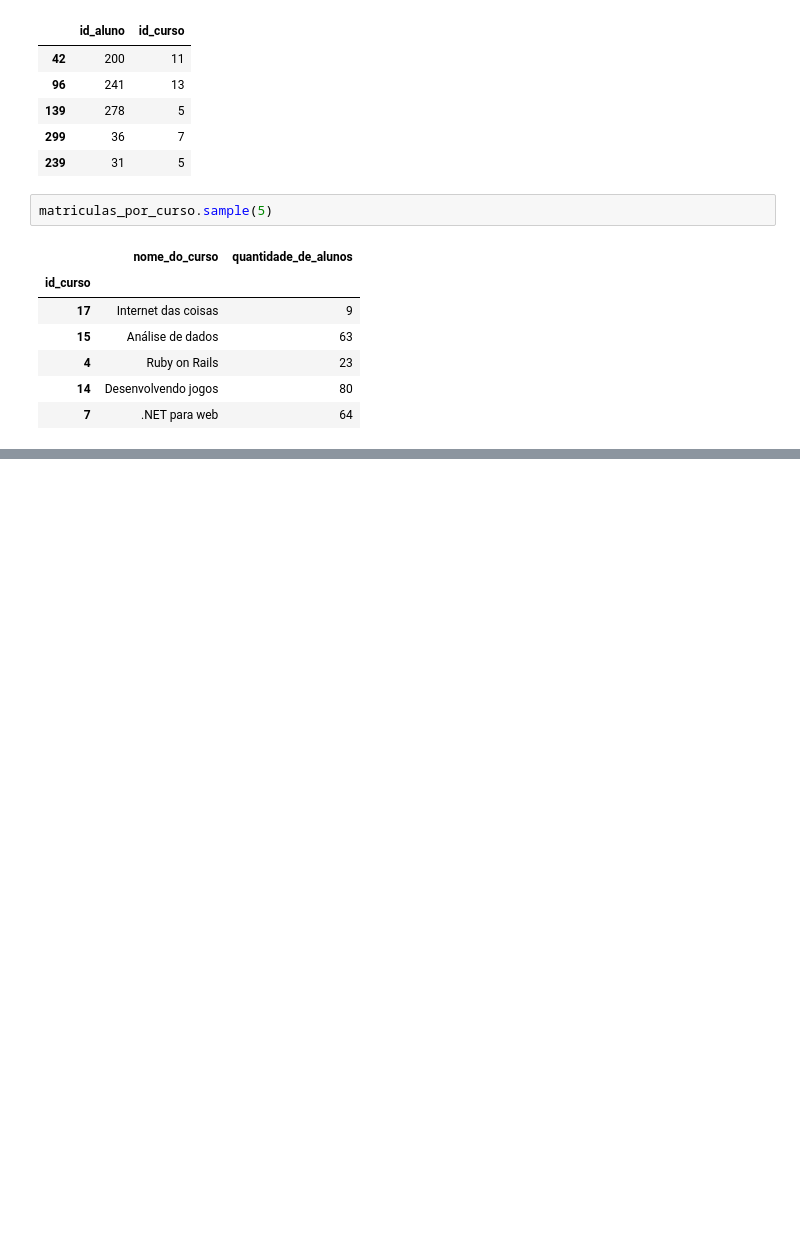
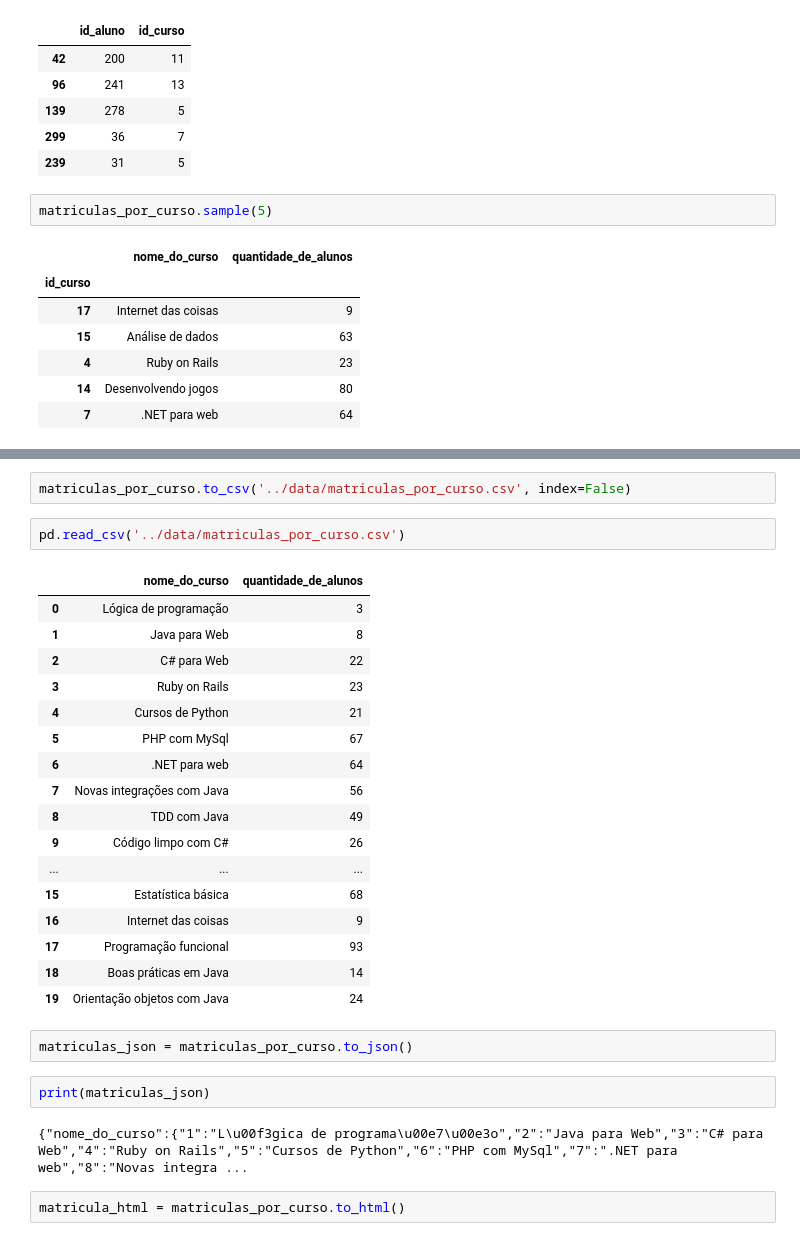
Before and after one commit to josenaldo/alura-ds1-pandas-formatos-diferentes-de-entrada-e-saida-io, a Jupyter notebook: notebook/pandas-io.ipynb, the cells around one changed output, grey strips where cells are left out. Saved outputs shown, nothing was run; the diff lists cells and outputs as text; blank space fills up the shorter version.

```diff
--- a/notebook/pandas-io.ipynb
+++ b/notebook/pandas-io.ipynb
@@ -483,0 +494,30 @@ matriculas_por_curso.sample(5)
+# %%
+matriculas_por_curso.to_csv('../data/matriculas_por_curso.csv', index=False)
+# %%
+pd.read_csv('../data/matriculas_por_curso.csv')
+# %% [output]
+|  | nome_do_curso | quantidade_de_alunos |
+| 0 | Lógica de programação | 3 |
+| 1 | Java para Web | 8 |
+| 2 | C# para Web | 22 |
+| 3 | Ruby on Rails | 23 |
+| 4 | Cursos de Python | 21 |
+| 5 | PHP com MySql | 67 |
+| 6 | .NET para web | 64 |
+| 7 | Novas integrações com Java | 56 |
+| 8 | TDD com Java | 49 |
+| 9 | Código limpo com C# | 26 |
+| ... | ... | ... |
+| 15 | Estatística básica | 68 |
+| 16 | Internet das coisas | 9 |
+| 17 | Programação funcional | 93 |
+| 18 | Boas práticas em Java | 14 |
+| 19 | Orientação objetos com Java | 24 |
+# %%
+matriculas_json = matriculas_por_curso.to_json()
+# %%
+print(matriculas_json)
+# %% [output]
+{"nome_do_curso":{"1":"L\u00f3gica de programa\u00e7\u00e3o","2":"Java para Web","3":"C# para Web","4":"Ruby on Rails","5":"Cursos de Python","6":"PHP com MySql","7":".NET para web","8":"Novas integra ...
+# %%
+matricula_html = matriculas_por_curso.to_html()
```
Also changed, not shown: parts of 32 cells of this notebook, 2 other files.
